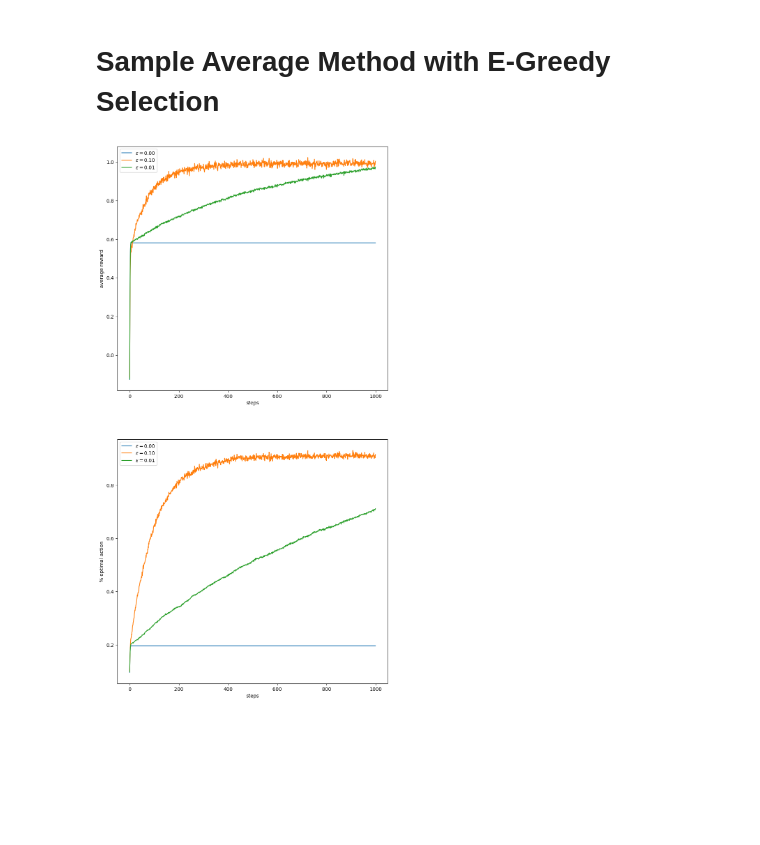
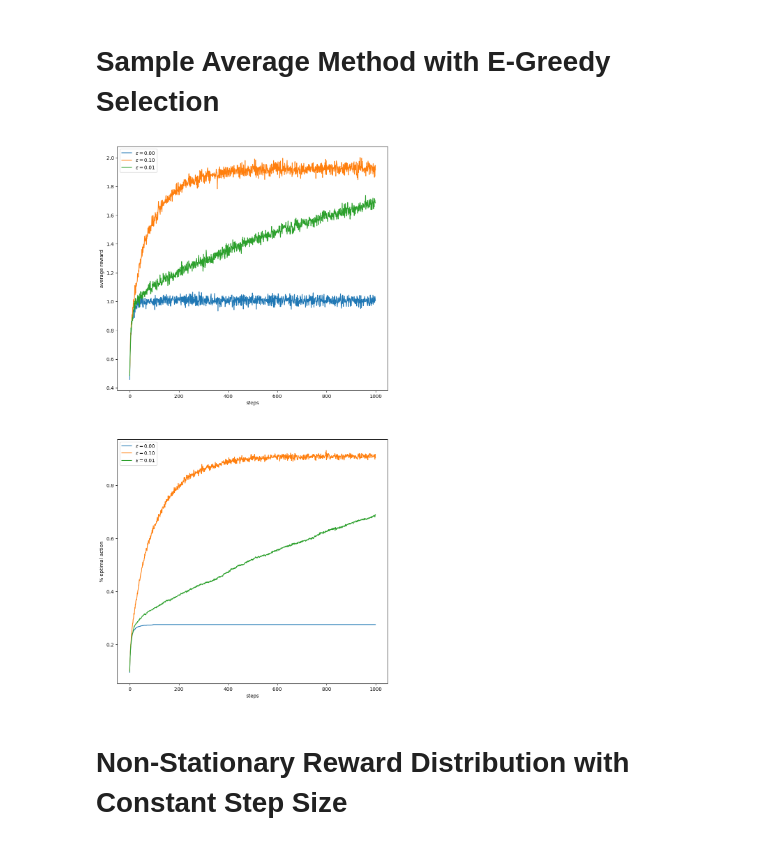
Before and after one commit to demirbey05/reinforcement-learning, a Jupyter notebook: Multi-Armed_Bandit.ipynb, the cells around one changed output. Cells and saved outputs as stored; diff of their text form; code cells hidden in the pictures; blank space fills up the shorter version.

```diff
--- a/Multi-Armed_Bandit.ipynb
+++ b/Multi-Armed_Bandit.ipynb
@@ -9,7 +9,7 @@ from tqdm import trange
 # %%
 
 class Bandit:
-    def __init__(self, actions: List[Action], epsilon: float) -> None:
+    def __init__(self, actions: List[StationaryAction], epsilon: float) -> None:
         self.actions = actions
         self.epsilon = epsilon
         self.N = np.zeros(len(actions))
@@ -24,9 +24,8 @@ class Bandit:
     def act(self) -> int:
         if np.random.rand() < self.epsilon:
             return np.random.randint(len(self.actions))
-        else:
-            q_best = np.max(self.Q)
-            return np.random.choice(np.where(self.Q == q_best)[0])
+        q_best = np.max(self.Q)
+        return np.random.choice(np.where(self.Q == q_best)[0])
 
     def iterate(self,action_index) -> float:
         # Apply only the selected action
@@ -55,26 +54,28 @@ def simulate(runs, time, bandits):
 # %%
 epsilons = [0, 0.1, 0.01]
 runs = 2000
 time = 1000
-actions = [Action(np.random.randn(), 0.0) for _ in range(10)]
+actions = [StationaryAction(np.random.randn(), 1.0) for _ in range(10)]
 bandits = [Bandit(epsilon=eps, actions=actions) for eps in epsilons]
 best_action_counts, rewards = simulate(runs, time, bandits)
 
 plt.figure(figsize=(10, 20))
 plt.subplot(2, 1, 1)
 for eps, rewards in zip(epsilons, rewards):
     plt.plot(rewards, label='$\epsilon = %.02f$' % (eps))
 plt.xlabel('steps')
 plt.ylabel('average reward')
 plt.legend()
 
 plt.subplot(2, 1, 2)
 for eps, counts in zip(epsilons, best_action_counts):
     plt.plot(counts, label='$\epsilon = %.02f$' % (eps))
 plt.xlabel('steps')
 plt.ylabel('% optimal action')
 plt.legend()
 
 plt.show()
 # %% [output]
-[figure, old version]
+[figure, new version]
+# %% [markdown]
+# Non-Stationary Reward Distribution with Constant Step Size
```
Also changed, not shown: parts of 1 cell of this notebook, 1 other file.
